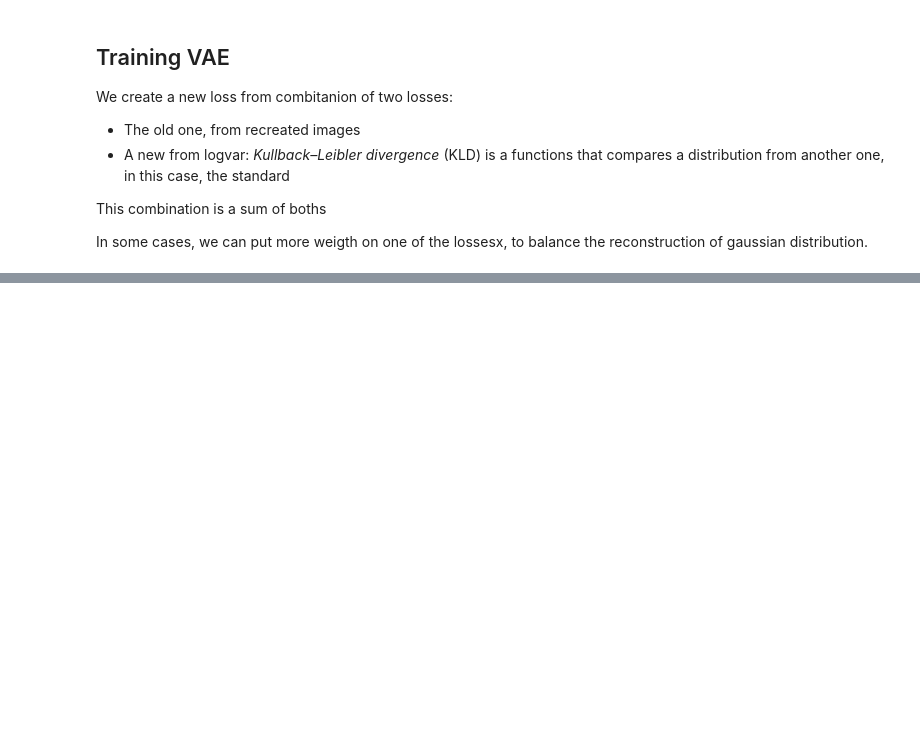
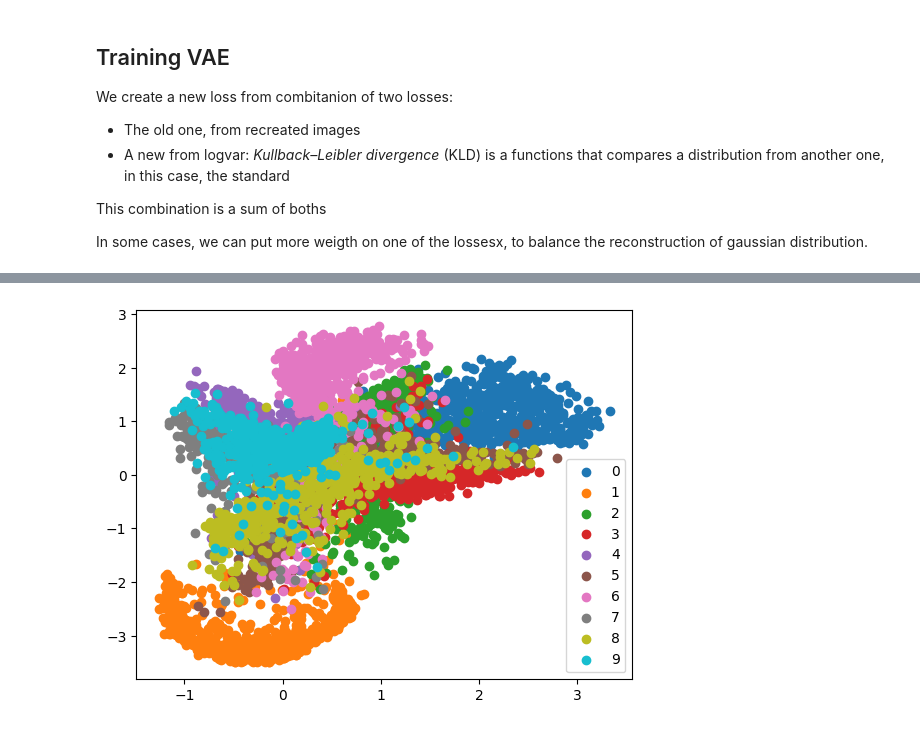
Before and after one commit to PudWin14/Generative_AI_TFM, a Jupyter notebook: VAE:Variational_Autoencoder/VAE.ipynb, the cells around one changed output, grey strips where cells are left out. Saved outputs shown, nothing was run; the diff lists cells and outputs as text; code cells hidden in the pictures; blank space fills up the shorter version.

```diff
--- a/VAE:Variational_Autoencoder/VAE.ipynb
+++ b/VAE:Variational_Autoencoder/VAE.ipynb
@@ -371,0 +379,31 @@ len(train_losses["loss"])
+# %%
+test_output = {
+    0:[[],[]],
+    1:[[],[]],
+    2:[[],[]],
+    3:[[],[]],
+    4:[[],[]],
+    5:[[],[]],
+    6:[[],[]],
+    7:[[],[]],
+    8:[[],[]],
+    9:[[],[]]
+}
+
+VAE_model.eval()
+for img,lbl in test:
+
+    # lbls_list.append(lbl)
+
+    with torch.inference_mode():
+        mu_output = VAE_model.encode(img.cuda().unsqueeze(1))[0]   #We only need the mu value
+
+    test_output[lbl][0].append(mu_output[0].cpu().tolist()[0])
+    test_output[lbl][1].append(mu_output[0].cpu().tolist()[1])
+# %%
+plt.Figure(figsize=(10,8))
+for key in test_output.keys():
+    plt.scatter(test_output[key][0],test_output[key][1],label=key);
+plt.legend();
+# %% [output]
+[figure, added]
```
Also changed, not shown: parts of 15 cells of this notebook.
